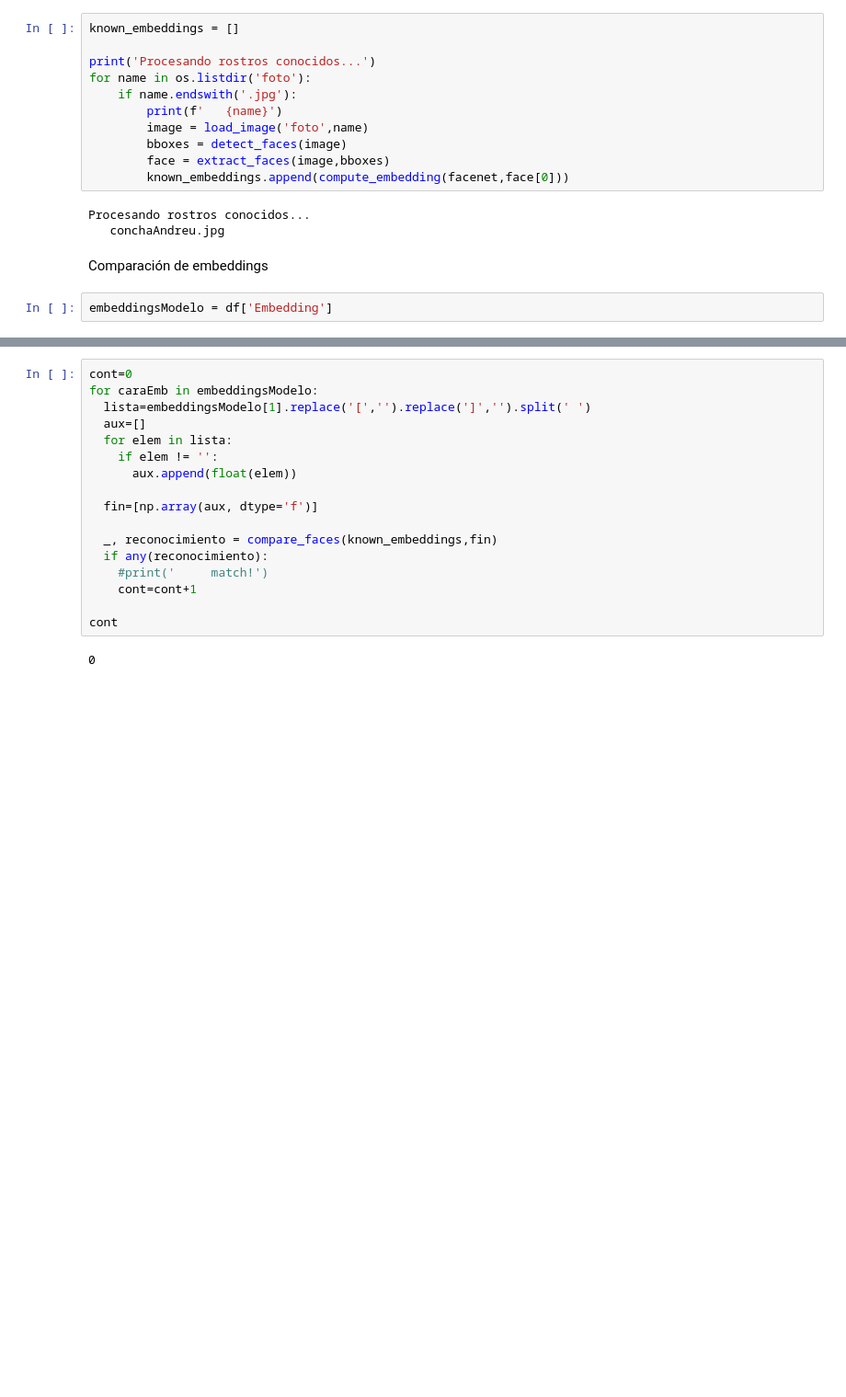
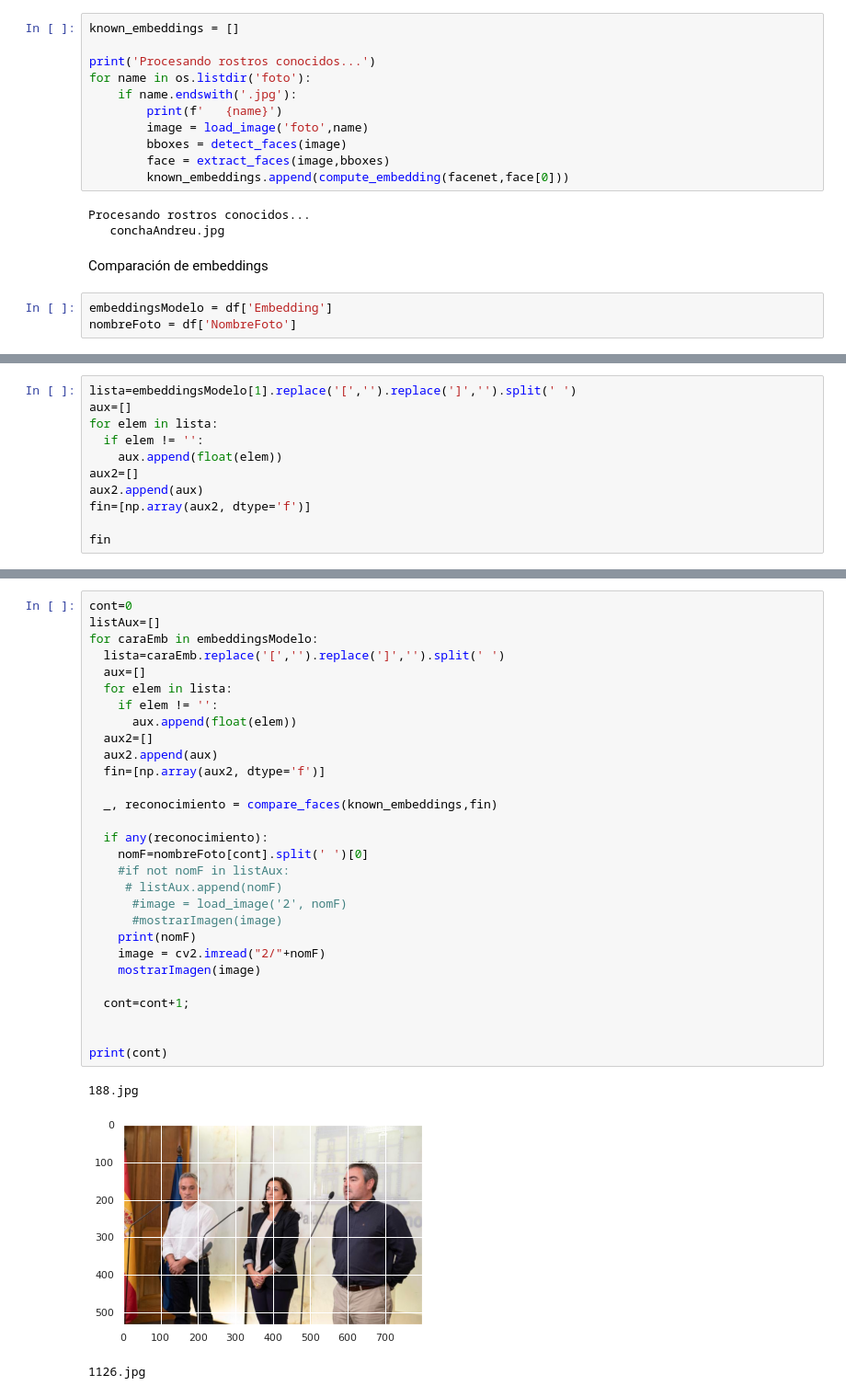
Before and after one commit to IA2021UR/trabajo-ia-en-la-comunidad-de-la-rioja-equipo-1, a Jupyter notebook: BusquedaPorCsv.ipynb, the cells around one changed output, grey strips where cells are left out. Shown at 92% size. Saved outputs shown, nothing was run; the diff lists cells and outputs as text; blank space fills up the shorter version.

```diff
--- a/BusquedaPorCsv.ipynb
+++ b/BusquedaPorCsv.ipynb
@@ -255,3 +265,4 @@ Procesando rostros conocidos...
 Comparación de embeddings
 # %%
 embeddingsModelo = df['Embedding']
+nombreFoto = df['NombreFoto']
@@ -257,0 +293,11 @@ embeddingsModelo = df['Embedding']
+# %%
+lista=embeddingsModelo[1].replace('[','').replace(']','').split(' ')
+aux=[]
+for elem in lista:
+  if elem != '':
+    aux.append(float(elem))
+aux2=[]
+aux2.append(aux)
+fin=[np.array(aux2, dtype='f')]
+
+fin
@@ -258,19 +322,33 @@ embeddingsModelo = df['Embedding']
 # %%
 cont=0
+listAux=[]
 for caraEmb in embeddingsModelo:
-  lista=embeddingsModelo[1].replace('[','').replace(']','').split(' ')
+  lista=caraEmb.replace('[','').replace(']','').split(' ')
   aux=[]
   for elem in lista:
     if elem != '':
       aux.append(float(elem))
-
-  fin=[np.array(aux, dtype='f')]
+  aux2=[]
+  aux2.append(aux)
+  fin=[np.array(aux2, dtype='f')]
 
   _, reconocimiento = compare_faces(known_embeddings,fin)
+
   if any(reconocimiento):
-    #print('     match!')
-    cont=cont+1
+    nomF=nombreFoto[cont].split(' ')[0]
+    #if not nomF in listAux:
+     # listAux.append(nomF)
+      #image = load_image('2', nomF)
+      #mostrarImagen(image)
+    print(nomF)
+    image = cv2.imread("2/"+nomF)
+    mostrarImagen(image)
 
-cont
+  cont=cont+1;
+
+
+print(cont)
 # %% [output]
-0
+188.jpg
+[figure, added]
+1126.jpg
```
Also changed, not shown: parts of 10 cells of this notebook.
